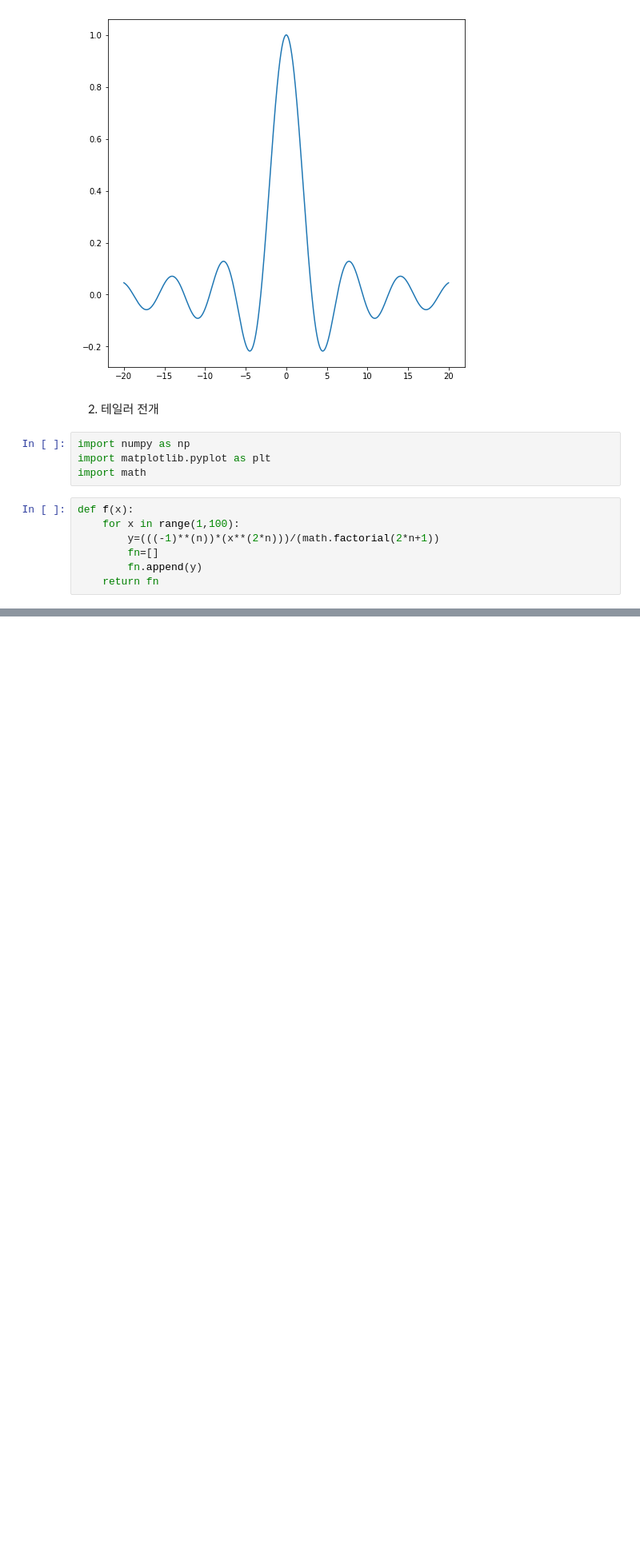
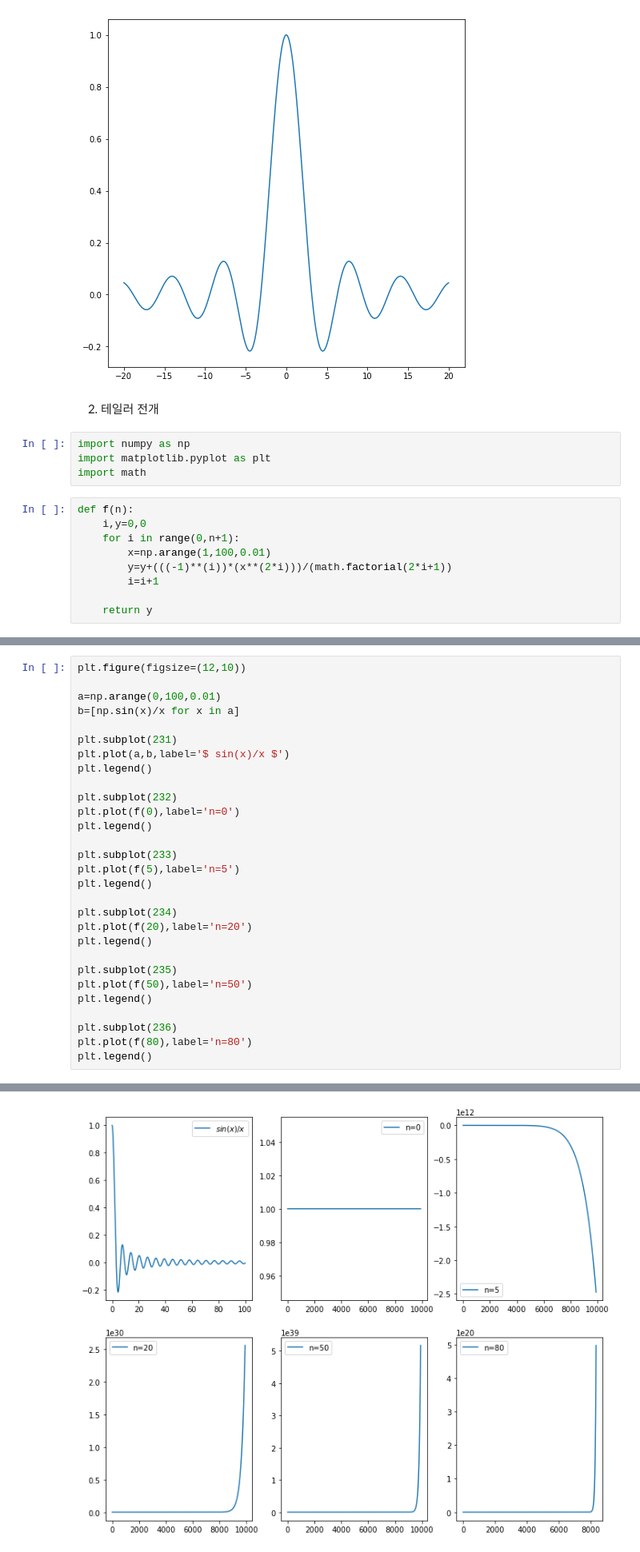
Before and after one commit to sebin-2019016006/2021_cphys1, a Jupyter notebook: hw3.ipynb, the cells around one changed output, grey strips where cells are left out. Shown at 80% size. Saved outputs shown, nothing was run; the diff lists cells and outputs as text; blank space fills up the shorter version.

```diff
--- a/hw3.ipynb
+++ b/hw3.ipynb
@@ -281,9 +281,11 @@ import numpy as np
 import matplotlib.pyplot as plt
 import math
 # %%
-def f(x):
-    for x in range(1,100):
-        y=(((-1)**(n))*(x**(2*n)))/(math.factorial(2*n+1))
-        fn=[]
-        fn.append(y)
-    return fn
+def f(n):
+    i,y=0,0
+    for i in range(0,n+1):
+        x=np.arange(1,100,0.01)
+        y=y+(((-1)**(i))*(x**(2*i)))/(math.factorial(2*i+1))
+        i=i+1
+
+    return y
@@ -333,0 +292,30 @@ plt.plot(a,b,color='black')
+# %%
+plt.figure(figsize=(12,10))
+
+a=np.arange(0,100,0.01)
+b=[np.sin(x)/x for x in a]
+
+plt.subplot(231)
+plt.plot(a,b,label='$ sin(x)/x $')
+plt.legend()
+
+plt.subplot(232)
+plt.plot(f(0),label='n=0')
+plt.legend()
+
+plt.subplot(233)
+plt.plot(f(5),label='n=5')
+plt.legend()
+
+plt.subplot(234)
+plt.plot(f(20),label='n=20')
+plt.legend()
+
+plt.subplot(235)
+plt.plot(f(50),label='n=50')
+plt.legend()
+
+plt.subplot(236)
+plt.plot(f(80),label='n=80')
+plt.legend()
+# %% [output]
@@ -333,0 +323 @@ plt.plot(a,b,color='black')
+[figure, added]
```
Also changed, not shown: parts of 2 cells of this notebook.
